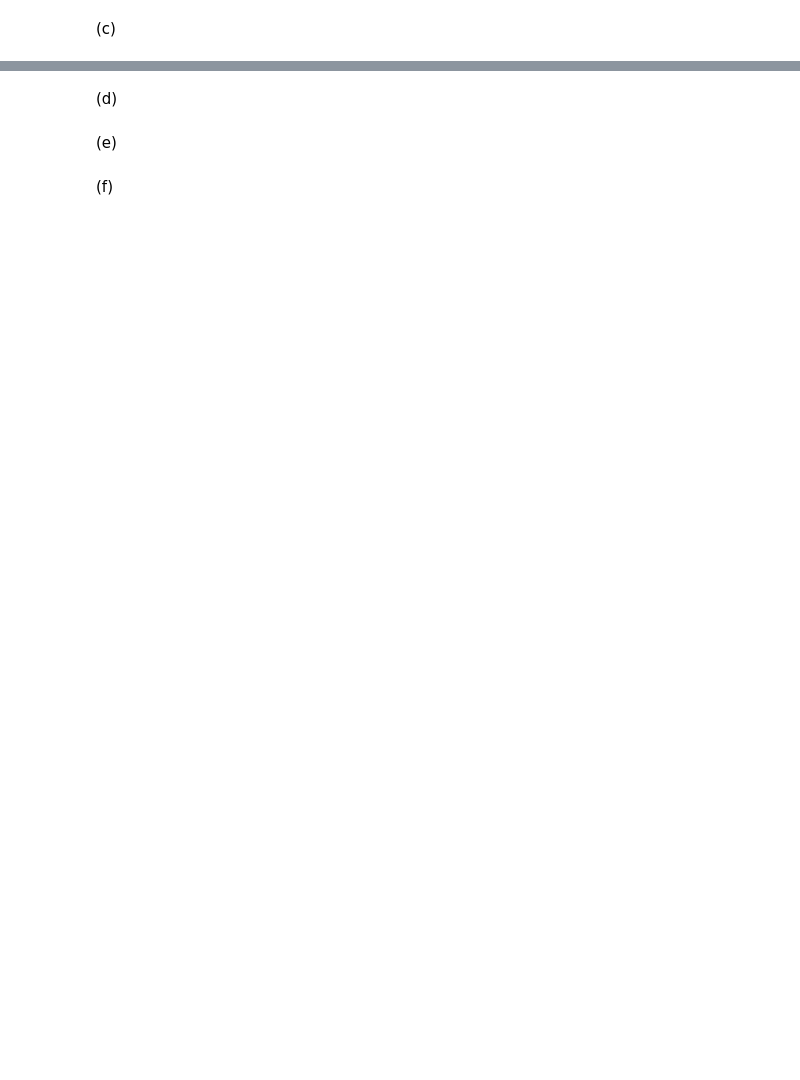
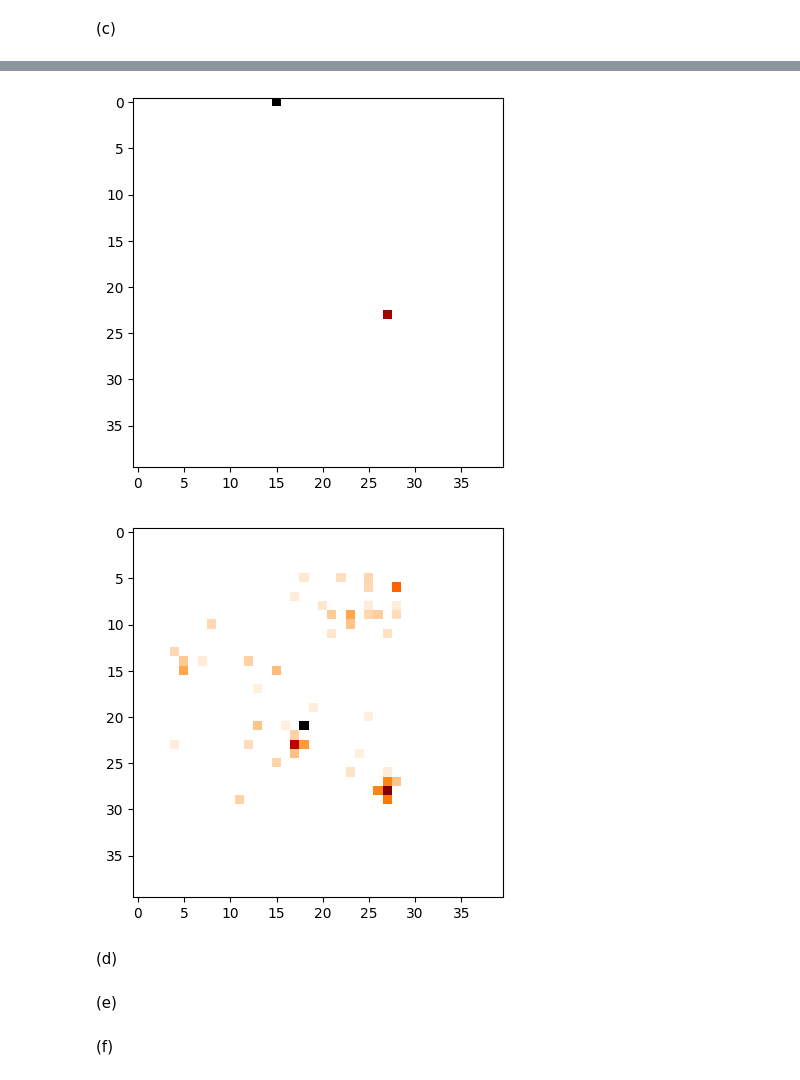
Before and after one commit to S3gmentati0nFault/autoencoders, a Jupyter notebook: sheet08.ipynb, the cells around one changed output, grey strips where cells are left out. Cells and saved outputs as stored; diff of their text form; code cells hidden in the pictures; blank space fills up the shorter version.

```diff
--- a/sheet08.ipynb
+++ b/sheet08.ipynb
@@ -359,3 +390,30 @@ nan
+# %%
+top_jets = final_outputs[ np.where(y_train==1) ]
+qcd_jets = final_outputs[ np.where(y_train==0) ]
+
+# fig, axs = plt.subplots( 2, 4, figsize=(8,4) )
+
+# axs[0].imshow( top_jets[0,0:4], cmap="gist_heat_r" )
+# axs[0].set_xlabel( "$\eta$" )
+# axs[0].set_ylabel( "$\phi$" )
+# axs[0].set_title("Average of all top jets")
+
+# axs[1].imshow( qcd_jets[0,0:4], cmap="gist_heat_r" )
+# axs[1].set_xlabel( "$\eta$" )
+# axs[1].set_ylabel( "$\phi$")
+# axs[1].set_title("Average of all QCD jets")
+
+# fig.tight_layout()
+
+# fig.show()
+
+plt.imshow(top_jets[1000][0], cmap="gist_heat_r")
+plt.show()
+plt.imshow(top_jets_original[1000][0], cmap="gist_heat_r")
+plt.show()
+# %% [output]
+[figure, added]
+[figure, added]
 # %% [markdown]
 (d)
 # %%
```
Also changed, not shown: parts of 6 cells of this notebook.
